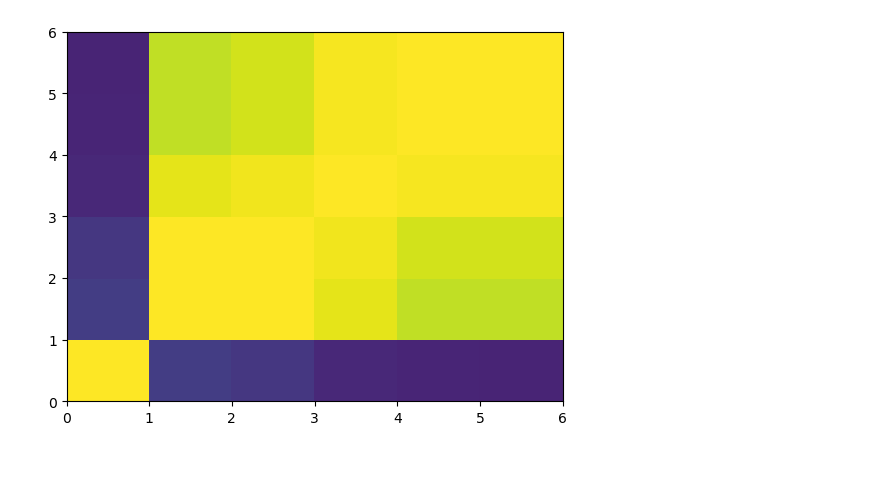
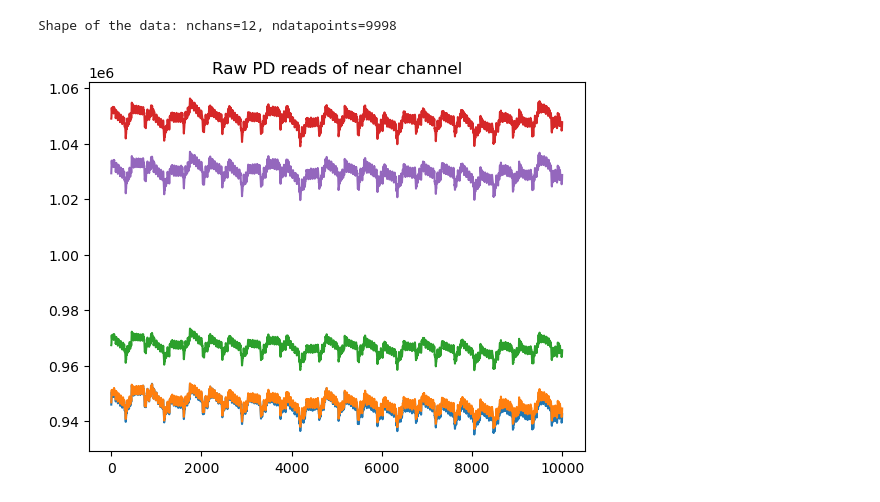
Before and after one commit to theonlyid/pynirs, a Jupyter notebook: docs/notebooks/python/example_hbc_clean.ipynb, the cells around one changed output. Saved outputs shown, nothing was run; the diff lists cells and outputs as text; code cells hidden in the pictures; blank space fills up the shorter version.

```diff
--- a/docs/notebooks/python/example_hbc_clean.ipynb
+++ b/docs/notebooks/python/example_hbc_clean.ipynb
@@ -7,4 +6,0 @@ import pickle
-# %%
-# Load data
-with open('data/combined_data.pkl', 'rb') as f:
-    data = pickle.load(f)
@@ -122,5 +7,13 @@ plt.plot(zscore(noise_ods))
-# %%
-plt.pcolor(np.corrcoef(map, near))
-plt.clim([-1,1])
-# %% [output]
-[figure, removed]
+# %%
+# Load any data you want to convert
+pd_reads = pd.read_csv('data/test_data.csv').to_numpy().T
+print(f"Shape of the data: nchans={pd_reads.shape[0]}, ndatapoints={pd_reads.shape[1]}")
+
+plt.plot(pd_reads[:5,:].T)
+plt.title("Raw PD reads of near channel")
+
+# Pass the raw data to the class. The class will do the conversion and cleaning
+hb = HbConvert(pd_reads)
+# %% [output]
+Shape of the data: nchans=12, ndatapoints=9998
+[figure, added]
```
Also changed, not shown: parts of 14 cells of this notebook, 1 other file.
